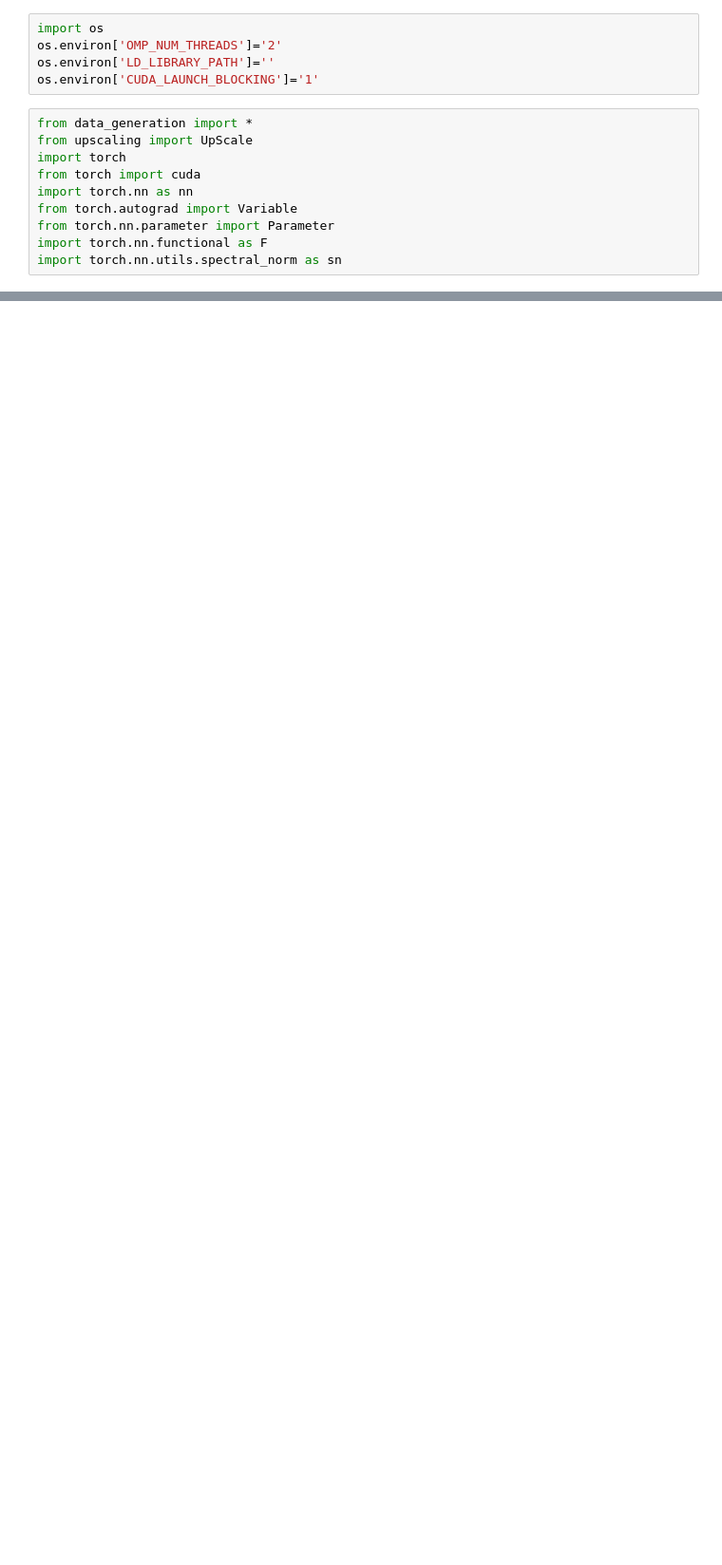
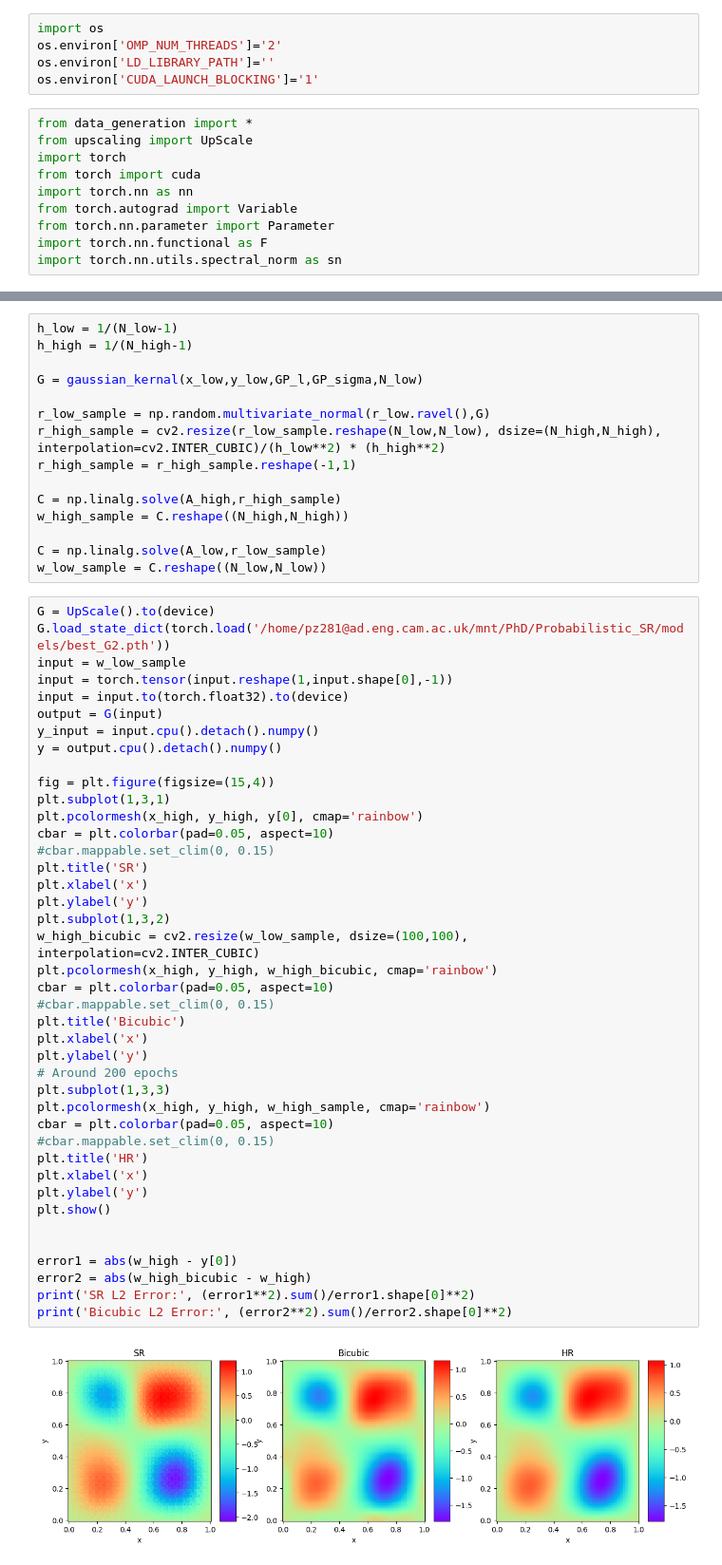
Before and after one commit to ypzpy/PDE-Super-resolution, a Jupyter notebook: test.ipynb, the cells around one changed output, grey strips where cells are left out. Shown: that part at 95% size. Saved outputs shown, nothing was run; the diff lists cells and outputs as text; blank space fills up the shorter version.

```diff
--- a/test.ipynb
+++ b/test.ipynb
@@ -83 +83,59 @@ SR L2 Error: 0.011114322119111614
 Bicubic L2 Error: 0.0035608024351483523
+# %%
+h_low = 1/(N_low-1)
+h_high = 1/(N_high-1)
+
+G = gaussian_kernal(x_low,y_low,GP_l,GP_sigma,N_low)
+
+r_low_sample = np.random.multivariate_normal(r_low.ravel(),G)
+r_high_sample = cv2.resize(r_low_sample.reshape(N_low,N_low), dsize=(N_high,N_high), interpolation=cv2.INTER_CUBIC)/(h_low**2) * (h_high**2)
+r_high_sample = r_high_sample.reshape(-1,1)
+
+C = np.linalg.solve(A_high,r_high_sample)
+w_high_sample = C.reshape((N_high,N_high))
+
+C = np.linalg.solve(A_low,r_low_sample)
+w_low_sample = C.reshape((N_low,N_low))
+# %%
+G = UpScale().to(device)
+G.load_state_dict(torch.load('/home/pz281@ad.eng.cam.ac.uk/mnt/PhD/Probabilistic_SR/models/best_G2.pth'))
+input = w_low_sample
+input = torch.tensor(input.reshape(1,input.shape[0],-1))
+input = input.to(torch.float32).to(device)
+output = G(input)
+y_input = input.cpu().detach().numpy()
+y = output.cpu().detach().numpy()
+
+fig = plt.figure(figsize=(15,4))
+plt.subplot(1,3,1)
+plt.pcolormesh(x_high, y_high, y[0], cmap='rainbow')
+cbar = plt.colorbar(pad=0.05, aspect=10)
+#cbar.mappable.set_clim(0, 0.15)
+plt.title('SR')
+plt.xlabel('x')
+plt.ylabel('y')
+plt.subplot(1,3,2)
+w_high_bicubic = cv2.resize(w_low_sample, dsize=(100,100), interpolation=cv2.INTER_CUBIC)
+plt.pcolormesh(x_high, y_high, w_high_bicubic, cmap='rainbow')
+cbar = plt.colorbar(pad=0.05, aspect=10)
+#cbar.mappable.set_clim(0, 0.15)
+plt.title('Bicubic')
+plt.xlabel('x')
+plt.ylabel('y')
+# Around 200 epochs
+plt.subplot(1,3,3)
+plt.pcolormesh(x_high, y_high, w_high_sample, cmap='rainbow')
+cbar = plt.colorbar(pad=0.05, aspect=10)
+#cbar.mappable.set_clim(0, 0.15)
+plt.title('HR')
+plt.xlabel('x')
+plt.ylabel('y')
+plt.show()
+
+
+error1 = abs(w_high - y[0])
+error2 = abs(w_high_bicubic - w_high)
+print('SR L2 Error:', (error1**2).sum()/error1.shape[0]**2)
+print('Bicubic L2 Error:', (error2**2).sum()/error2.shape[0]**2)
+# %% [output]
+[figure, added]
```
Also changed, not shown: parts of 3 cells of this notebook, 21 other files.
